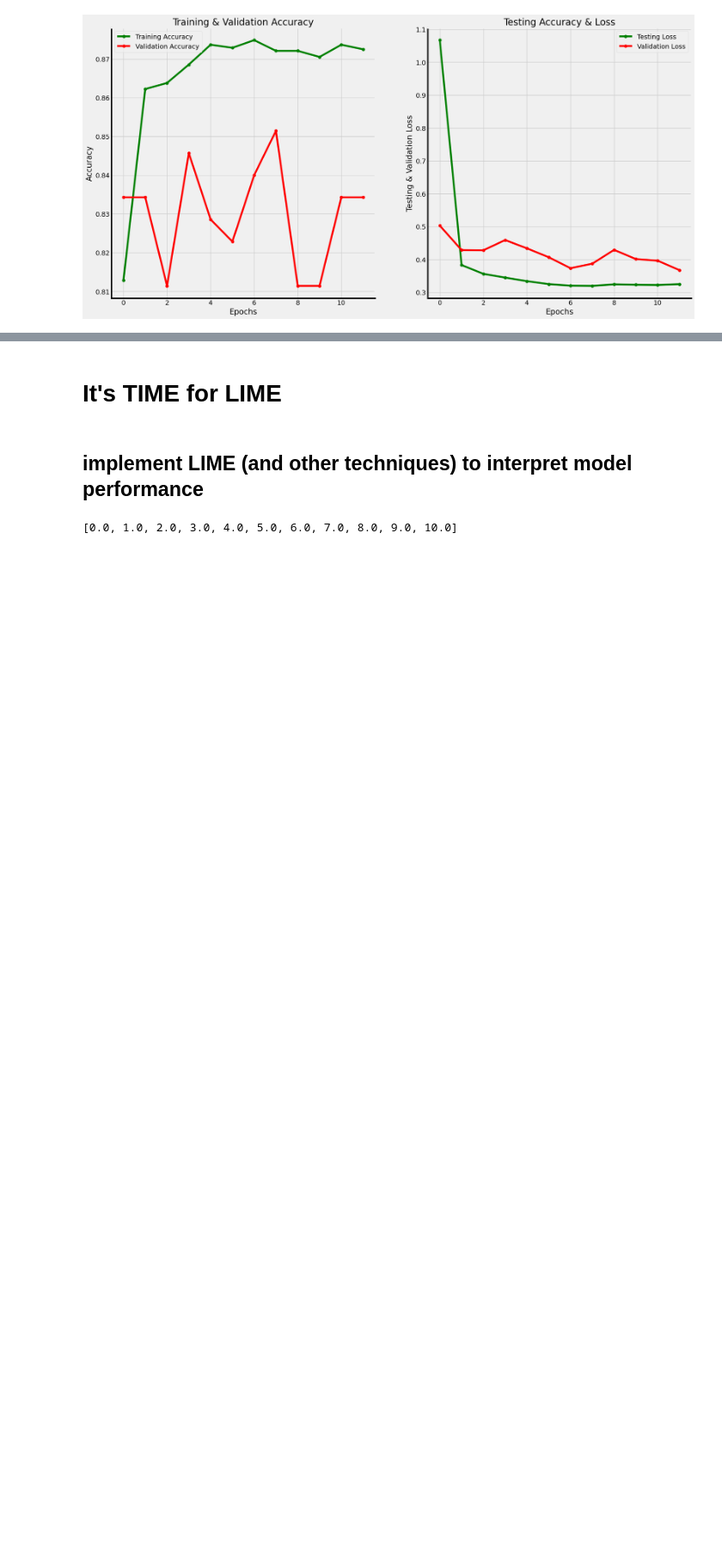
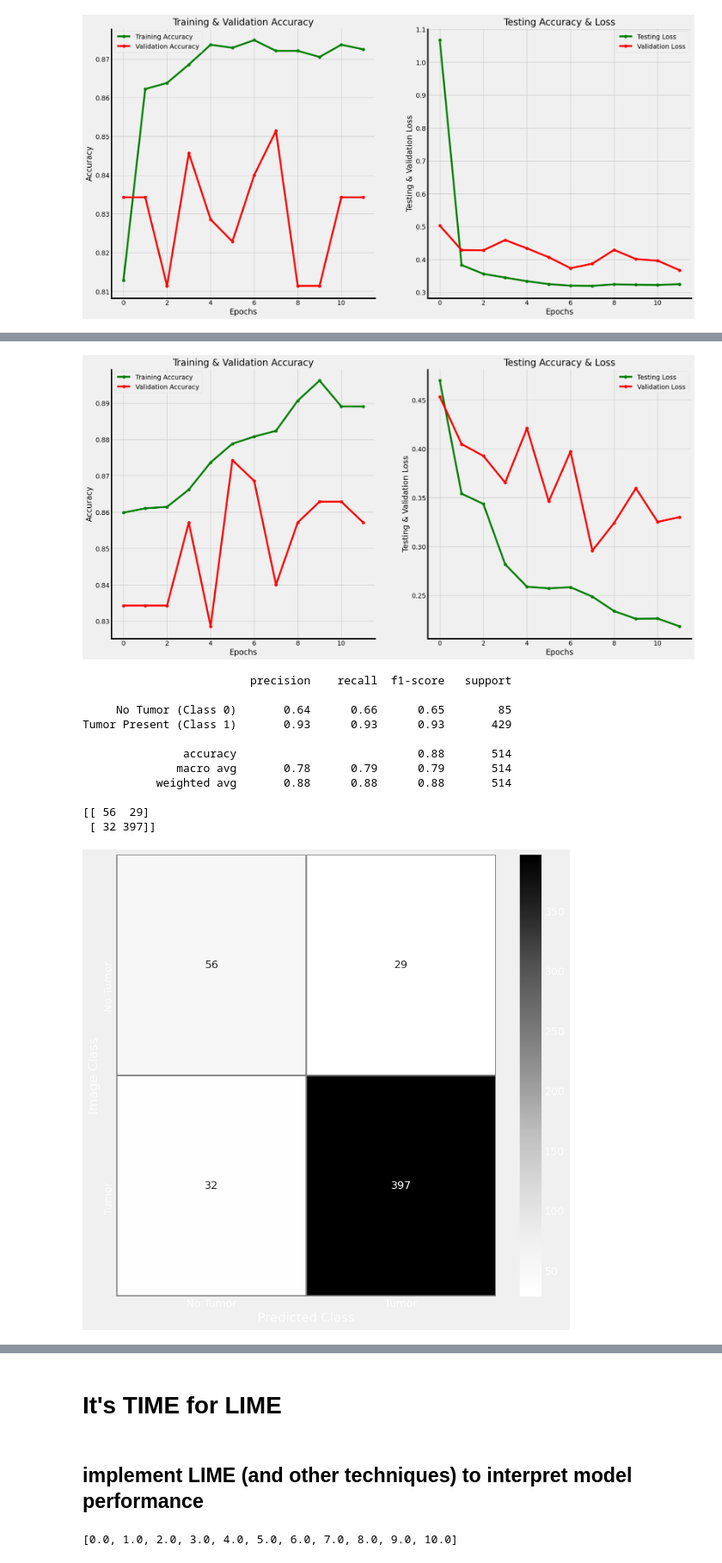
Before and after one commit to samjdedes/MRI_brain_scan_tumor_detection, a Jupyter notebook: notebooks/exploratory/EDA.ipynb, the cells around one changed output, grey strips where cells are left out. Shown at 86% size. Saved outputs shown, nothing was run; the diff lists cells and outputs as text; code cells hidden in the pictures; blank space fills up the shorter version.

```diff
--- a/notebooks/exploratory/EDA.ipynb
+++ b/notebooks/exploratory/EDA.ipynb
@@ -994,0 +1075,17 @@ plot_metrics(ssm_history)
+# %%
+plot_metrics(model3_history, filename='model_3')
+plot_confusion_matrix(model3, x_test, y_test, filename='model_3')
+# %% [output]
+[figure, added]
+                         precision    recall  f1-score   support
+
+     No Tumor (Class 0)       0.64      0.66      0.65        85
+Tumor Present (Class 1)       0.93      0.93      0.93       429
+
+               accuracy                           0.88       514
+              macro avg       0.78      0.79      0.79       514
+           weighted avg       0.88      0.88      0.88       514
+
+[[ 56  29]
+ [ 32 397]]
+[figure, added]
```
Also changed, not shown: parts of 32 cells of this notebook, 24 other files.
